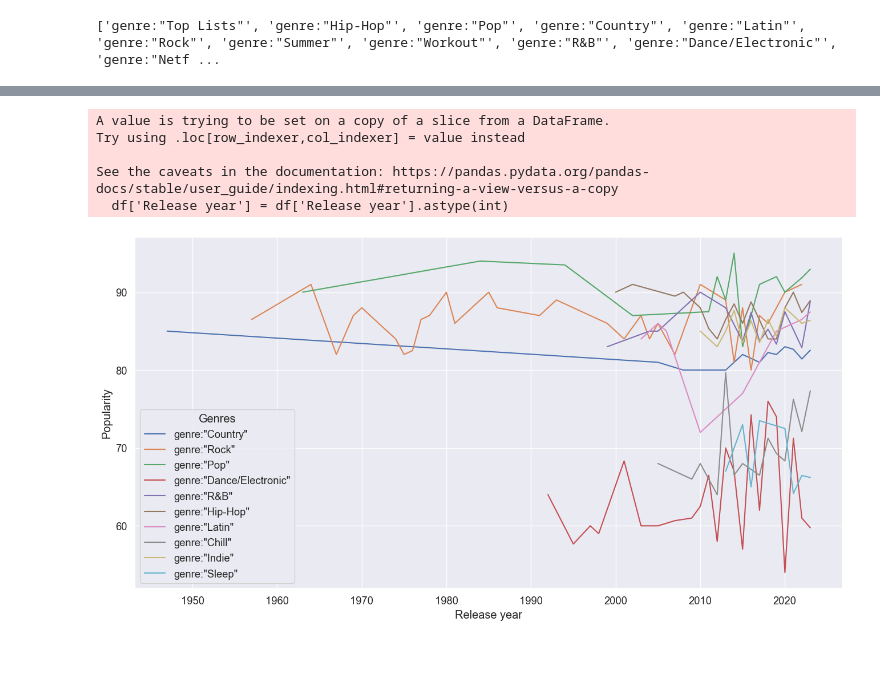
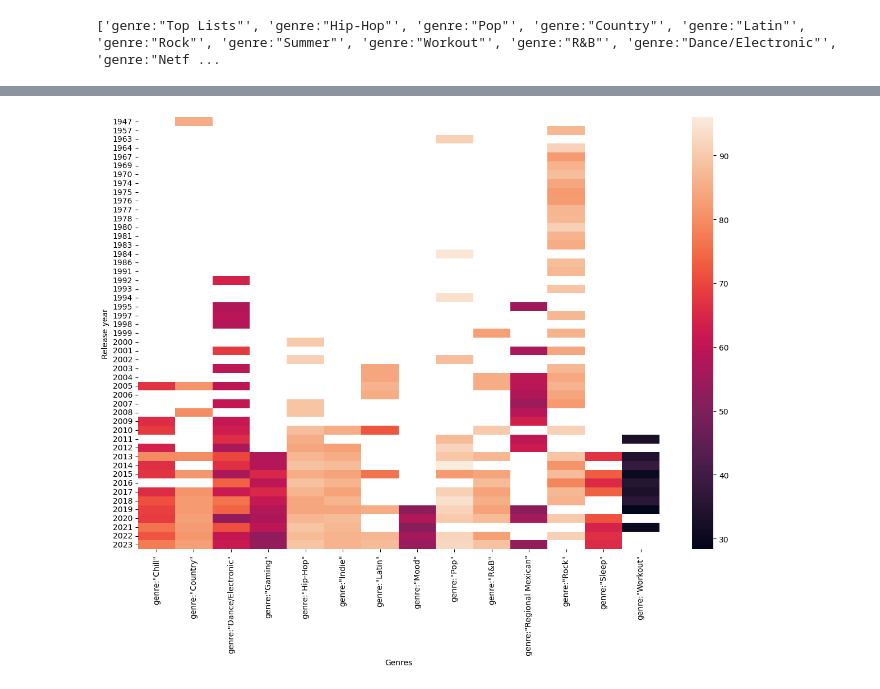
Before and after one commit to pd23041/2355980_EMATM0048, a Jupyter notebook: Part2/Crawl_Spotify_API.ipynb, the cells around one changed output, grey strips where cells are left out. Cells and saved outputs as stored; diff of their text form; code cells hidden in the pictures; blank space fills up the shorter version.

```diff
--- a/Part2/Crawl_Spotify_API.ipynb
+++ b/Part2/Crawl_Spotify_API.ipynb
@@ -203,6 +183,7 @@ uni_df
 | 777 | 7LUsIrW9BlMJs3WhXne9Ue | Death Waltz | PhaseOne | 49 | 2020 | genre:"Gaming" | 0.599 | 0.912 | 6 | ... |
 663 rows × 24 columns
 # %%
-columns_to_drop = ['id', 'uri', 'track_href', 'analysis_url', 'type']
-uni_df = uni_df.drop(columns=columns_to_drop, axis=1)
+# 去除无用的数据
+drop_need = ['id', 'uri', 'track_href', 'analysis_url', 'type']
+uni_df = uni_df.drop(columns=drop_need, axis=1)
 # %%
@@ -248,7 +240,6 @@ plt.show()
 # %%
-columns_to_drop = ['Track ID', 'duration_ms', 'time_signature']
-
-filtered_df = uni_df.drop(columns=columns_to_drop)
-
-print(filtered_df.head())
+drop_columns = ['Track ID', 'duration_ms', 'time_signature']
+# 去除无关的列
+final_df = uni_df.drop(columns=drop_columns)
+final_df
 # %% [output]
@@ -275,27 +261,25 @@ print(filtered_df.head())
 # %%
 import matplotlib.pyplot as plt
 import seaborn as sns
 
-# Calculate the average score for each genre
-genre_popularity = filtered_df.groupby('Genres')['Popularity'].mean().reset_index()
-# Average scores obtained by sorting in descending order
-genre_popularity = genre_popularity.sort_values('Popularity', ascending=False)
-# Selection of top 10 data
-top_10 = genre_popularity.head(10)['Genres'].values
 
-df = filtered_df[filtered_df['Genres'].isin(top_10)]
+# genre_popularity = filtered_df.groupby('Genres')['Popularity'].mean().reset_index()
+# genre_popularity = genre_popularity.sort_values('Popularity', ascending=False)
+# top_10 = popularity_top['Genres'].values
+# # print(top_10)
+# df = final_df[final_df['Genres'].isin(top_10)]
 
-df['Release year'] = df['Release year'].astype(int)
+# Grouping of years to prevent overlap
+final_df['Release year'] = final_df['Release year'].astype(int)
+# Grouping by year and style and calculating popularity for each group
+year_genre_popularity = final_df.groupby(['Release year', 'Genres'])['Popularity'].mean().reset_index()
+# print(year_genre_popularity)
+matrix = year_genre_popularity.pivot('Release year',  'Genres', 'Popularity')
+plt.figure(figsize=(15,10))
+sns.heatmap(matrix)
+# sns.lineplot(x='Release year', y='Popularity', hue='Genres', data=year_genre_popularity)
+plt.show()
 
-year_genre_popularity = df.groupby(['Release year', 'Genres'])['Popularity'].mean().reset_index()
-
-plt.figure(figsize=(16,8))
-sns.lineplot(x='Release year', y='Popularity', hue='Genres', data=year_genre_popularity)
-plt.show()
+# As you can see, "Rock" has been popular for years.
 # %% [output]
-A value is trying to be set on a copy of a slice from a DataFrame.
-Try using .loc[row_indexer,col_indexer] = value instead
-
-See the caveats in the documentation: https://pandas.pydata.org/pandas-docs/stable/user_guide/indexing.html#returning-a-view-versus-a-copy
-  df['Release year'] = df['Release year'].astype(int)
-[figure, old version]
+[figure, new version]
```
Also changed, not shown: parts of 18 cells of this notebook.
